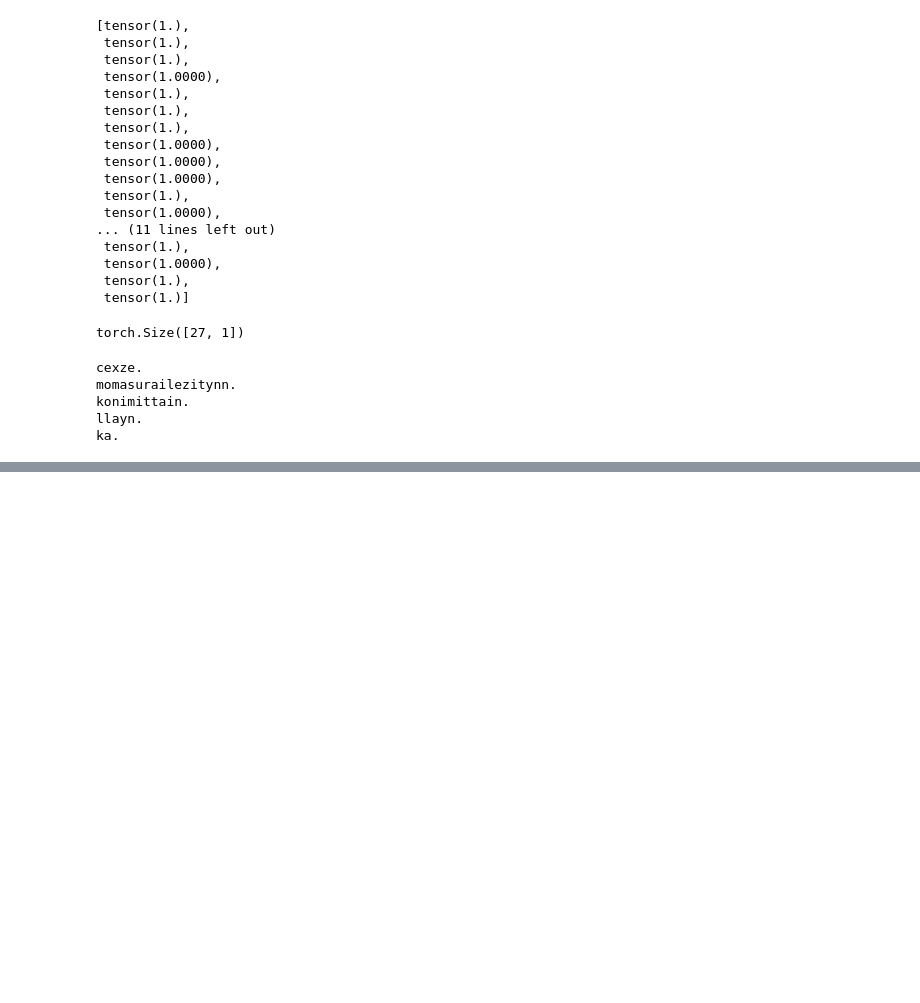
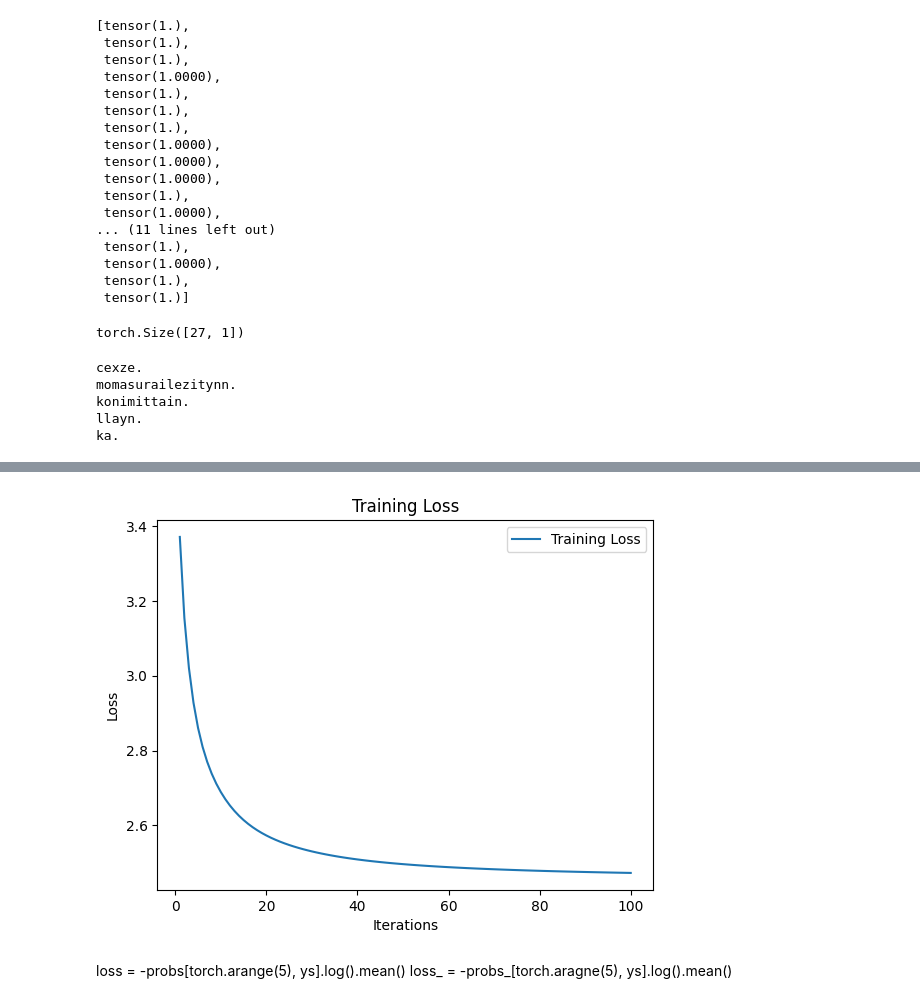
Before and after one commit to pl909/Zero-To-Hero-Numpy, a Jupyter notebook: makemore_Bigrams.ipynb, the cells around one changed output, grey strips where cells are left out. Saved outputs shown, nothing was run; the diff lists cells and outputs as text; code cells hidden in the pictures; blank space fills up the shorter version.

```diff
--- a/makemore_Bigrams.ipynb
+++ b/makemore_Bigrams.ipynb
@@ -399,0 +819,21 @@ for i in range(5):
+# %%
+xenc_ = np.eye(27)[xs_]  # Shape: (num_, 27)
+
+# Define the loss function
+def loss_fn(W):
+    logits = xenc_ @ W  # Shape: (num_, 27)
+    counts = np.exp(logits)
+    probs = counts / np.sum(counts, axis=1, keepdims=True)
+    log_probs = np.log(probs[np.arange(num_), ys_])
+    return -np.mean(log_probs)
+
+# Compute the gradient of the loss with respect to W
+loss_grad = grad(loss_fn)
+
+# Gradient descent loop
+learning_rate = 50.0
+for k in range(1):
+    loss_value = loss_fn(W_)
+    grad_W = loss_grad(W_)
+    W_ -= learning_rate * grad_W
+    print(k, loss_value)
@@ -399,0 +913,2 @@ for i in range(5):
+# %%
+_train_loss = train_NN()
@@ -399,0 +935,26 @@ for i in range(5):
+# %%
+# Retrieve each dictionary's values
+train_values = _train_loss[1]
+
+# Generate a sequence of integers to represent the iteration numbers
+n_iter = _train_loss[0]
+
+# Plot and label the training and validation loss values
+plt.plot(n_iter, train_values, label='Training Loss')
+
+# Add in a title and axes labels
+plt.title('Training Loss')
+plt.xlabel('Iterations')
+plt.ylabel('Loss')
+
+# Set the tick locations
+# plt.xticks(np.arange(0, 21, 2))
+
+# Display the plot
+plt.legend(loc='best')
+plt.show()
+# %% [output]
+[figure, added]
+# %% [markdown]
+loss = -probs[torch.arange(5), ys].log().mean()
+loss_ = -probs_[torch.aragne(5), ys].log().mean()
```
Also changed, not shown: parts of 33 cells of this notebook, 1 other file.
